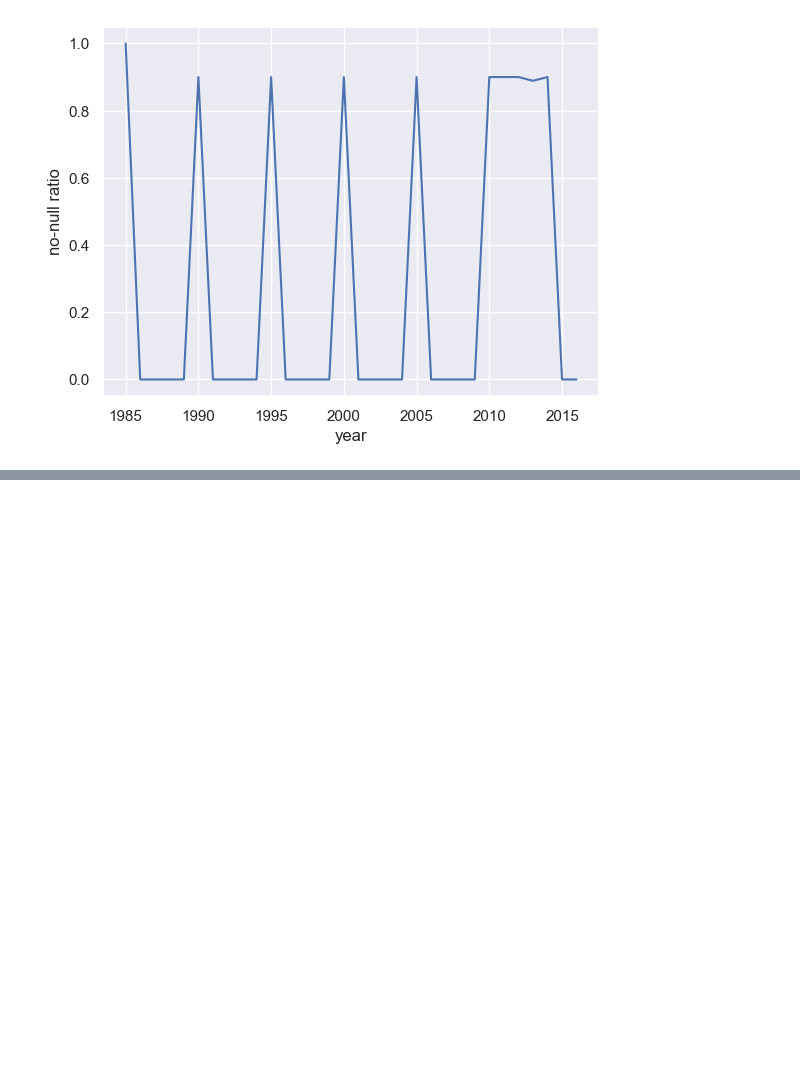
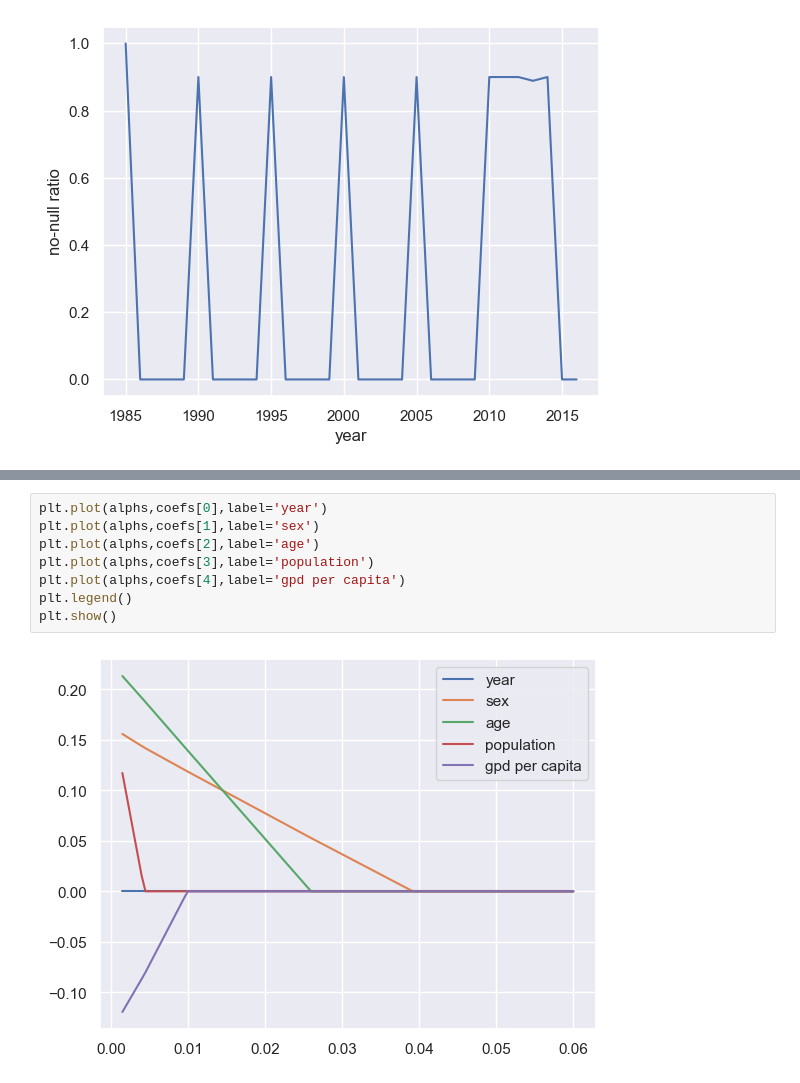
Before and after one commit to Nerocraft4/kaggle-suicide-rate-study, a Jupyter notebook: code/Main.ipynb, the cells around one changed output, grey strips where cells are left out. Saved outputs shown, nothing was run; the diff lists cells and outputs as text; blank space fills up the shorter version.

```diff
--- a/code/Main.ipynb
+++ b/code/Main.ipynb
@@ -292,0 +422,10 @@ sns.lineplot(data=tdf,x='year',y='no-null ratio')
+# %%
+plt.plot(alphs,coefs[0],label='year')
+plt.plot(alphs,coefs[1],label='sex')
+plt.plot(alphs,coefs[2],label='age')
+plt.plot(alphs,coefs[3],label='population')
+plt.plot(alphs,coefs[4],label='gpd per capita')
+plt.legend()
+plt.show()
+# %% [output]
+[figure, added]
```
Also changed, not shown: parts of 33 cells of this notebook, 2 other files.
